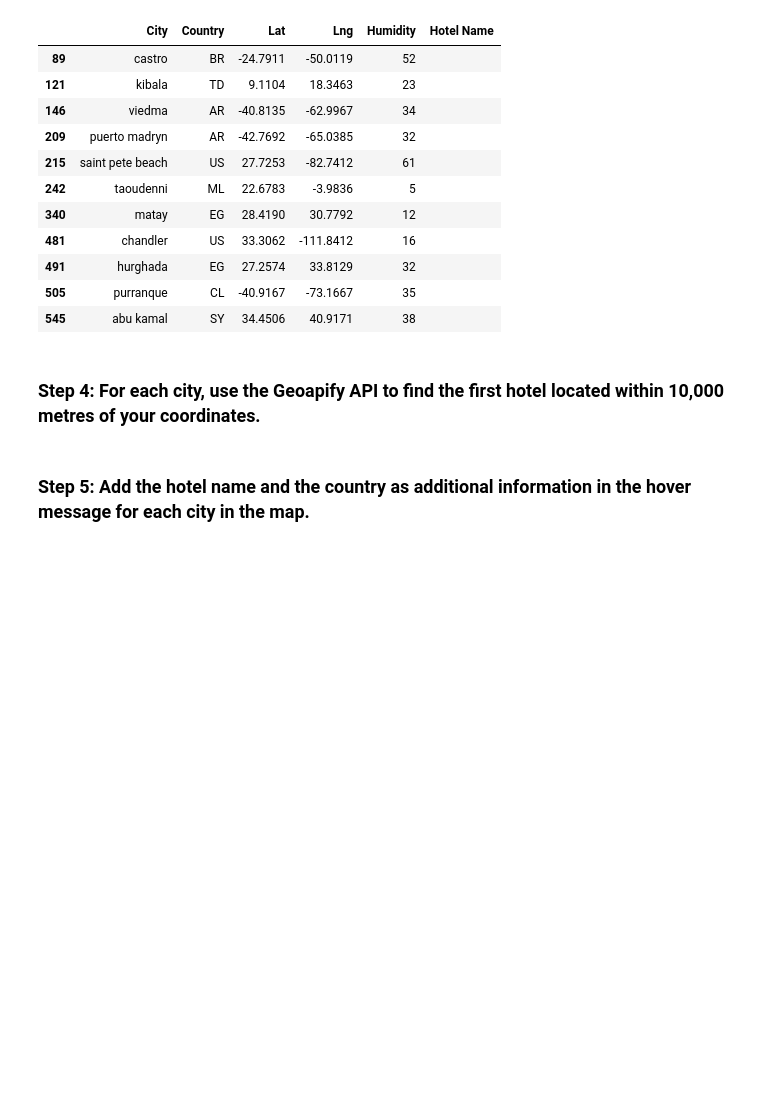
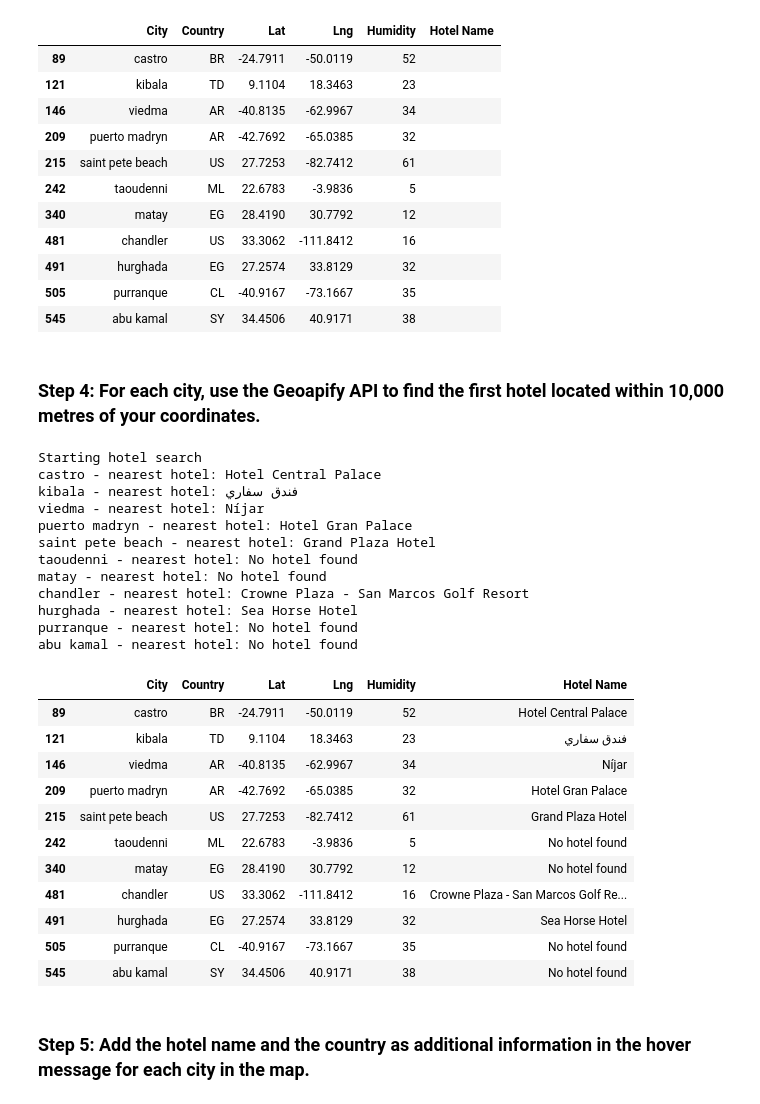
Before and after one commit to samuelhfish/python-api-challenge, a Jupyter notebook: VacationPy/VacationPy_SamCode.ipynb, the cells around one changed output. Drawn from its saved outputs; the diff is of its cells as text; code cells hidden in the pictures; blank space fills up the shorter version.

```diff
--- a/VacationPy/VacationPy_SamCode.ipynb
+++ b/VacationPy/VacationPy_SamCode.ipynb
@@ -121,45 +115,74 @@ hotel_df
 ### Step 4: For each city, use the Geoapify API to find the first hotel located within 10,000 metres of your coordinates.
 # %%
 # Set parameters to search for a hotel
-radius = # YOUR CODE HERE
+radius = 10000
 params = {
-    # YOUR CODE HERE
+    "categories":"accommodation.hotel",
+    "apiKey": geoapify_key,
+    "limit": 1
 }
 
 # Print a message to follow up the hotel search
 print("Starting hotel search")
 
 # Iterate through the hotel_df DataFrame
 for index, row in hotel_df.iterrows():
     # get latitude, longitude from the DataFrame
-    # YOUR CODE HERE
+    latitude = row["Lat"]
+    longitude = row["Lng"]
 
     # Add filter and bias parameters with the current city's latitude and longitude to the params dictionary
-    params["filter"] = # YOUR CODE HERE
-    params["bias"] = # YOUR CODE HERE
+    params["filter"] = f"circle:{longitude},{latitude},{radius}"
+    params["bias"] = f"proximity:{longitude},{latitude}"
 
     # Set base URL
     base_url = "https://api.geoapify.com/v2/places"
 
 
     # Make and API request using the params dictionaty
-    name_address = # YOUR CODE HERE
+    name_address = requests.get(base_url, params=params)
 
     # Convert the API response to JSON format
-    name_address = # YOUR CODE HERE
+    name_address = name_address.json()
 
     # Grab the first hotel from the results and store the name in the hotel_df DataFrame
     try:
         hotel_df.loc[index, "Hotel Name"] = name_address["features"][0]["properties"]["name"]
     except (KeyError, IndexError):
         # If no hotel is found, set the hotel name as "No hotel found".
         hotel_df.loc[index, "Hotel Name"] = "No hotel found"
 
+
     # Log the search results
     print(f"{hotel_df.loc[index, 'City']} - nearest hotel: {hotel_df.loc[index, 'Hotel Name']}")
 
 # Display sample data
 hotel_df
+# %% [output]
+Starting hotel search
+castro - nearest hotel: Hotel Central Palace
+kibala - nearest hotel: فندق سفاري
+viedma - nearest hotel: Níjar
+puerto madryn - nearest hotel: Hotel Gran Palace
+saint pete beach - nearest hotel: Grand Plaza Hotel
+taoudenni - nearest hotel: No hotel found
+matay - nearest hotel: No hotel found
+chandler - nearest hotel: Crowne Plaza - San Marcos Golf Resort
+hurghada - nearest hotel: Sea Horse Hotel
+purranque - nearest hotel: No hotel found
+abu kamal - nearest hotel: No hotel found
+|  | City | Country | Lat | Lng | Humidity | Hotel Name |
+| 89 | castro | BR | -24.7911 | -50.0119 | 52 | Hotel Central Palace |
+| 121 | kibala | TD | 9.1104 | 18.3463 | 23 | فندق سفاري |
+| 146 | viedma | AR | -40.8135 | -62.9967 | 34 | Níjar |
+| 209 | puerto madryn | AR | -42.7692 | -65.0385 | 32 | Hotel Gran Palace |
+| 215 | saint pete beach | US | 27.7253 | -82.7412 | 61 | Grand Plaza Hotel |
+| 242 | taoudenni | ML | 22.6783 | -3.9836 | 5 | No hotel found |
+| 340 | matay | EG | 28.4190 | 30.7792 | 12 | No hotel found |
+| 481 | chandler | US | 33.3062 | -111.8412 | 16 | Crowne Plaza - San Marcos Golf Re... |
+| 491 | hurghada | EG | 27.2574 | 33.8129 | 32 | Sea Horse Hotel |
+| 505 | purranque | CL | -40.9167 | -73.1667 | 35 | No hotel found |
+| 545 | abu kamal | SY | 34.4506 | 40.9171 | 38 | No hotel found |
 # %% [markdown]
 ### Step 5: Add the hotel name and the country as additional information in the hover message for each city in the map.
 # %%
```
Also changed, not shown: parts of 1 cell of this notebook, 1 other file.
